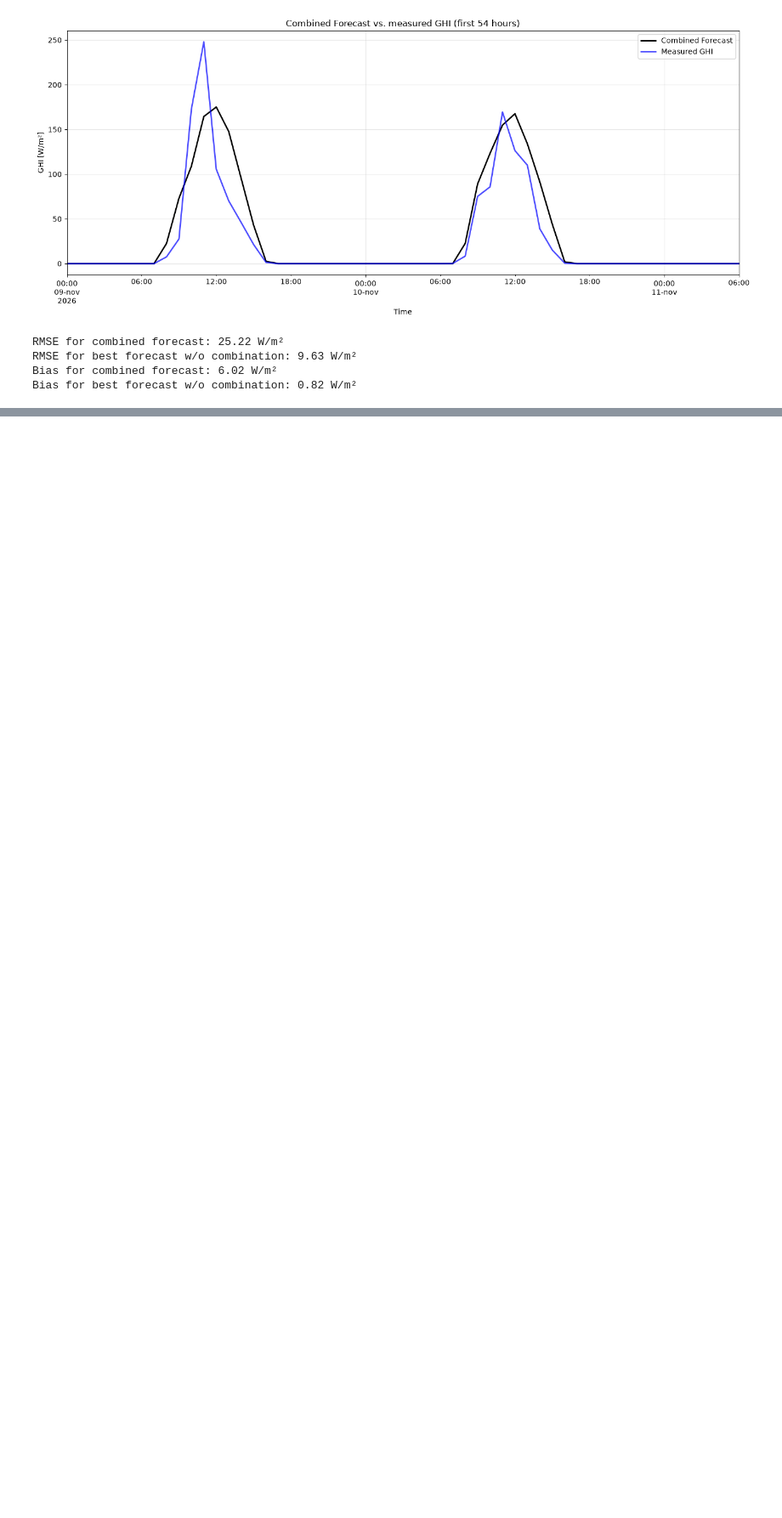
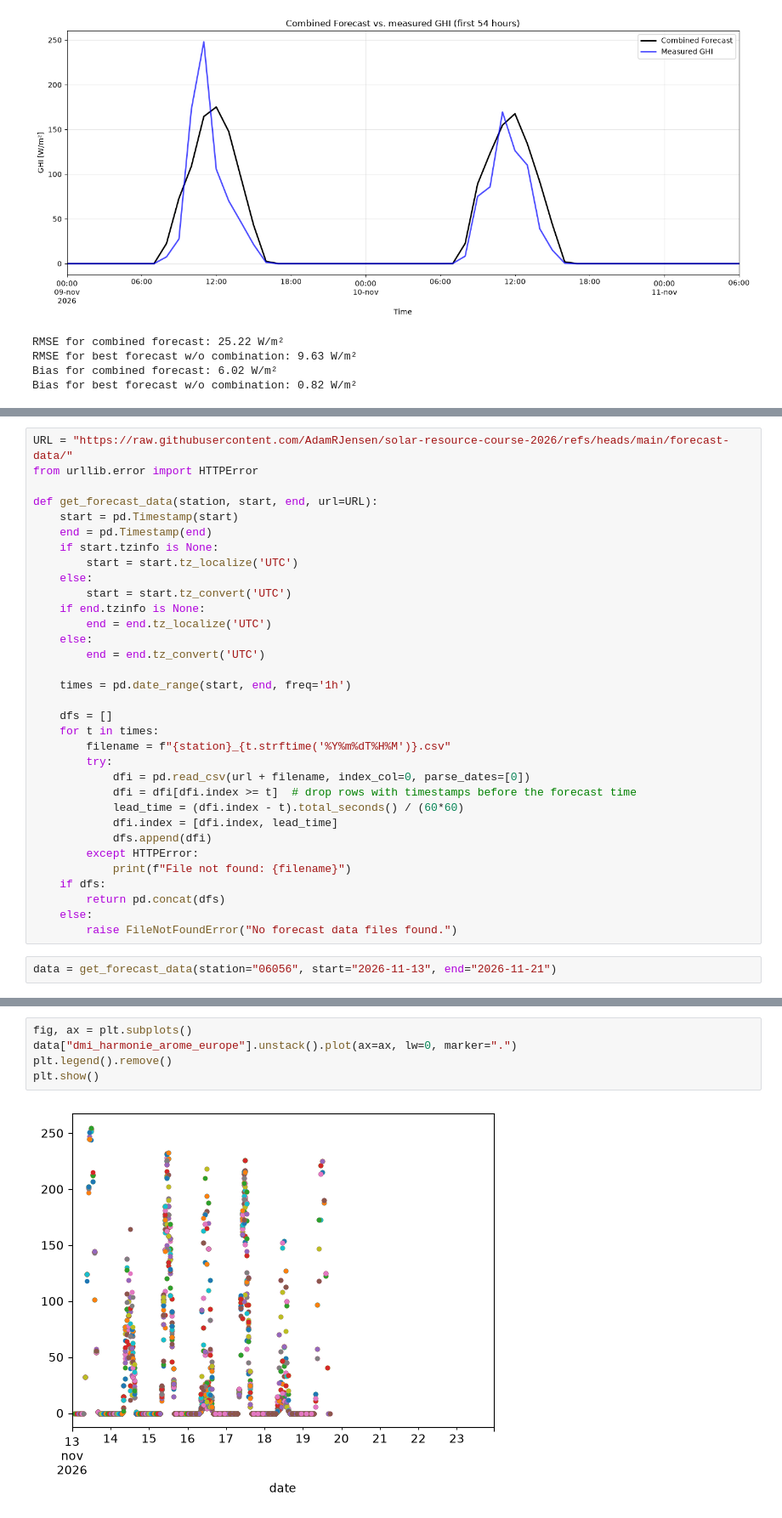
Before and after one commit to karlarye/Forecast-Solar-Assignment, a Jupyter notebook: assignment.ipynb, the cells around one changed output, grey strips where cells are left out. Shown at 85% size. Drawn from its saved outputs; the diff is of its cells as text; blank space fills up the shorter version.

Commit message:
Finalized Frankenstein forecast

```diff
--- a/assignment.ipynb
+++ b/assignment.ipynb
@@ -413,0 +426,35 @@ Bias for best forecast w/o combination: 0.82 W/m²
+# %%
+URL = "https://raw.githubusercontent.com/AdamRJensen/solar-resource-course-2026/refs/heads/main/forecast-data/"
+from urllib.error import HTTPError
+
+def get_forecast_data(station, start, end, url=URL):
+    start = pd.Timestamp(start)
+    end = pd.Timestamp(end)
+    if start.tzinfo is None:
+        start = start.tz_localize('UTC')
+    else:
+        start = start.tz_convert('UTC')
+    if end.tzinfo is None:
+        end = end.tz_localize('UTC')
+    else:
+        end = end.tz_convert('UTC')
+
+    times = pd.date_range(start, end, freq='1h')
+
+    dfs = []
+    for t in times:
+        filename = f"{station}_{t.strftime('%Y%m%dT%H%M')}.csv"
+        try:
+            dfi = pd.read_csv(url + filename, index_col=0, parse_dates=[0])
+            dfi = dfi[dfi.index >= t]  # drop rows with timestamps before the forecast time
+            lead_time = (dfi.index - t).total_seconds() / (60*60)
+            dfi.index = [dfi.index, lead_time]
+            dfs.append(dfi)
+        except HTTPError:
+            print(f"File not found: {filename}")
+    if dfs:
+        return pd.concat(dfs)
+    else:
+        raise FileNotFoundError("No forecast data files found.")
+# %%
+data = get_forecast_data(station="06056", start="2026-11-13", end="2026-11-21")
@@ -413,0 +487,7 @@ Bias for best forecast w/o combination: 0.82 W/m²
+# %%
+fig, ax = plt.subplots()
+data["dmi_harmonie_arome_europe"].unstack().plot(ax=ax, lw=0, marker=".")
+plt.legend().remove()
+plt.show()
+# %% [output]
+[figure, added]
```
Also changed, not shown: parts of 15 cells of this notebook.
